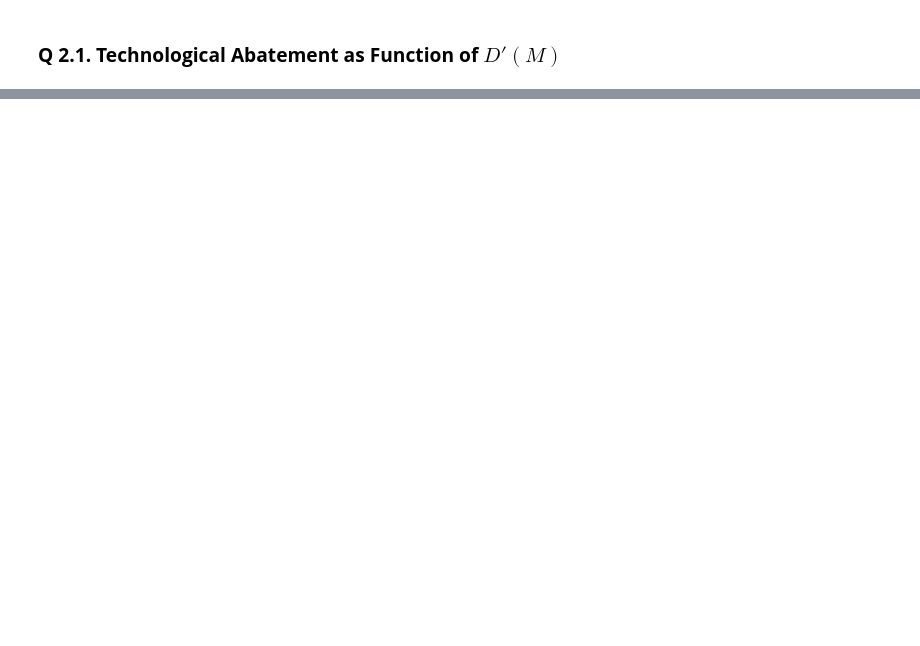
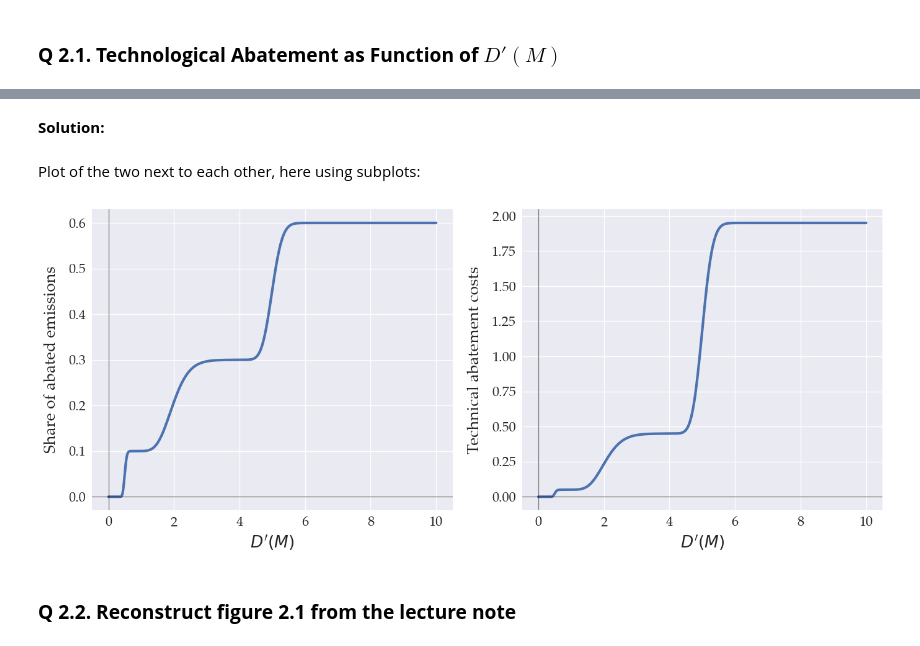
Before and after one commit to ChampionApe/EnergyEconomicsE2023, a Jupyter notebook: Exercises/S1.ipynb, the cells around one changed output, grey strips where cells are left out. Drawn from its saved outputs; the diff is of its cells as text; code cells hidden in the pictures; blank space fills up the shorter version.

Commit message:
added second half of problemset 1

```diff
--- a/Exercises/S1.ipynb
+++ b/Exercises/S1.ipynb
@@ -146,6 +146,6 @@ In our case, we assume that technology data is provided in the form:
 *We define technology data:*
 # %%
 Tech = pd.Index(['T1','T2', 'T3'], name = 'i')
-θi = pd.Series([0.1, 0.2, 0.3], index = Tech, name  = 'θ')
-ci = pd.Series([0.5, 2, 5], index = Tech, name = 'c')
-σi = pd.Series([.1, .2, .05], index = Tech, name = 'σ')
+θ = pd.Series([0.1, 0.2, 0.3], index = Tech, name  = 'θ')
+c = pd.Series([0.5, 2, 5], index = Tech, name = 'c')
+σ = pd.Series([.1, .2, .05], index = Tech, name = 'σ')
@@ -151,0 +160,3 @@ ci = pd.Series([0.5, 2, 5], index = Tech, name = 'c')
+# %%
+Φ = scipy.stats.norm.cdf
+Φ(0) # this is the syntax used from hereon
@@ -153,0 +169,2 @@ ci = pd.Series([0.5, 2, 5], index = Tech, name = 'c')
+# %%
+MDgrid = pd.Index(np.linspace(np.finfo(float).eps, 10, 1000), name = "$D'(M)$") # np.finfo(float).eps is the lowest float-value that is larger than zero; this is to avoid taking ln(0) in the following which throws a warning.
@@ -153,0 +178,39 @@ ci = pd.Series([0.5, 2, 5], index = Tech, name = 'c')
+# %% [markdown]
+**Solution:**
+# %%
+def func_aopt_i(md, i):
+    """ Returns a* for technology i"""
+    return Φ(
+        (np.log(md/c[i])+σ[i]**2/2)/σ[i]
+    )
+def func_faopt_i(md, i):
+    """ Returns f(a*) for technology i"""
+    return c[i] * Φ(
+        (np.log(md/c[i])-σ[i]**2/2)/σ[i]
+    )
+df_aopt  = pd.DataFrame({i: func_aopt_i(MDgrid, i) for i in Tech}, index = MDgrid)
+df_faopt = pd.DataFrame({i: func_faopt_i(MDgrid, i) for i in Tech}, index = MDgrid)
+aoptSum = (df_aopt * θ).sum(axis = 1)
+faoptSum = (df_faopt * θ).sum(axis = 1)
+# %% [markdown]
+Plot of the two next to each other, here using subplots:
+# %%
+mult_graphs() # this is defined in stdPackages.ipynb and adjusts the size of various text elements of the plot.
+fig, axes = plt.subplots(1,2,figsize = (14,6)); # size of full plot
+ax = plt.subplot(1,2,1); # start first subplot
+aoptSum.plot(ax = ax, linewidth = 3); # add line from aoptSum
+ax.set_ylabel('Share of abated emissions', labelpad=10); # adjust label
+ax.axhline(y=0, linewidth = 1, color = 'k', alpha = 0.5); # x-axis
+ax.axvline(x=0, linewidth = 1, color = 'k', alpha = 0.5); # y-axis
+
+ax = plt.subplot(1,2,2); # start second subplot
+faoptSum.plot(ax = ax, linewidth = 3); # add line from faoptSum
+ax.set_ylabel('Technical abatement costs', labelpad=10); # adjust label
+ax.axhline(y=0, linewidth = 1, color = 'k', alpha = 0.5); # x-axis
+ax.axvline(x=0, linewidth = 1, color = 'k', alpha = 0.5); # y-axis
+
+fig.tight_layout(); # automatic adjustment of layout
+# %% [output]
+[figure, added]
+# %% [markdown]
+### **Q 2.2. Reconstruct figure 2.1 from the lecture note**
```
Also changed, not shown: parts of 29 cells of this notebook, 7 other files.
